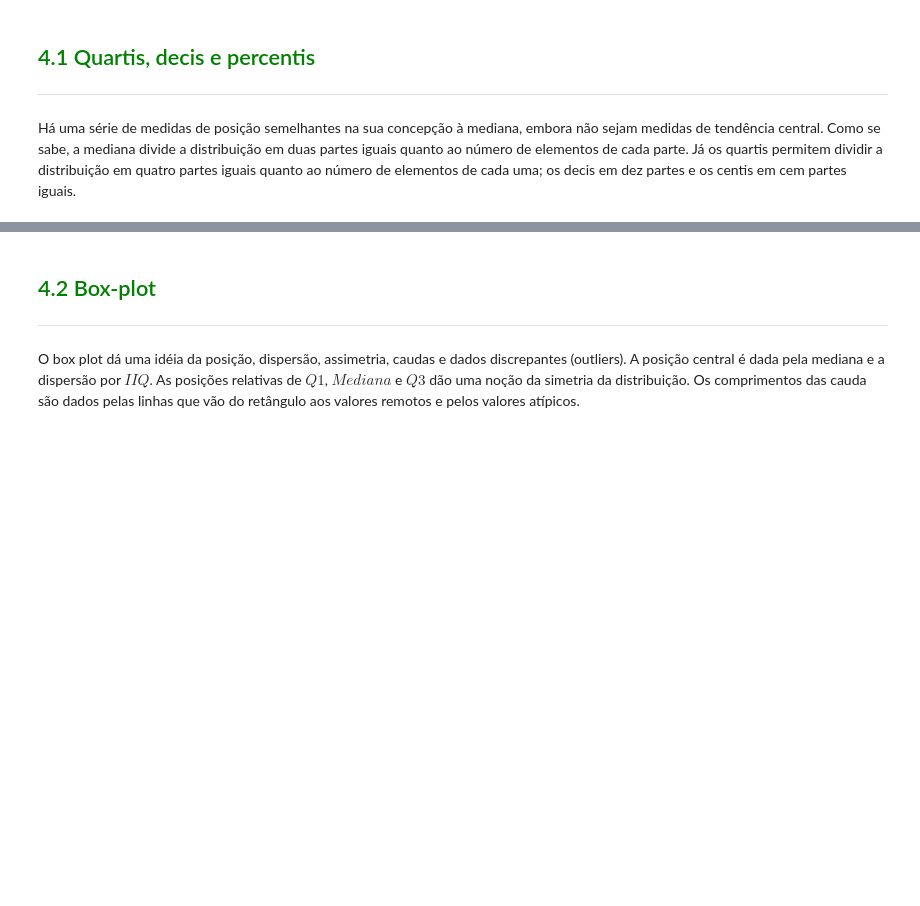
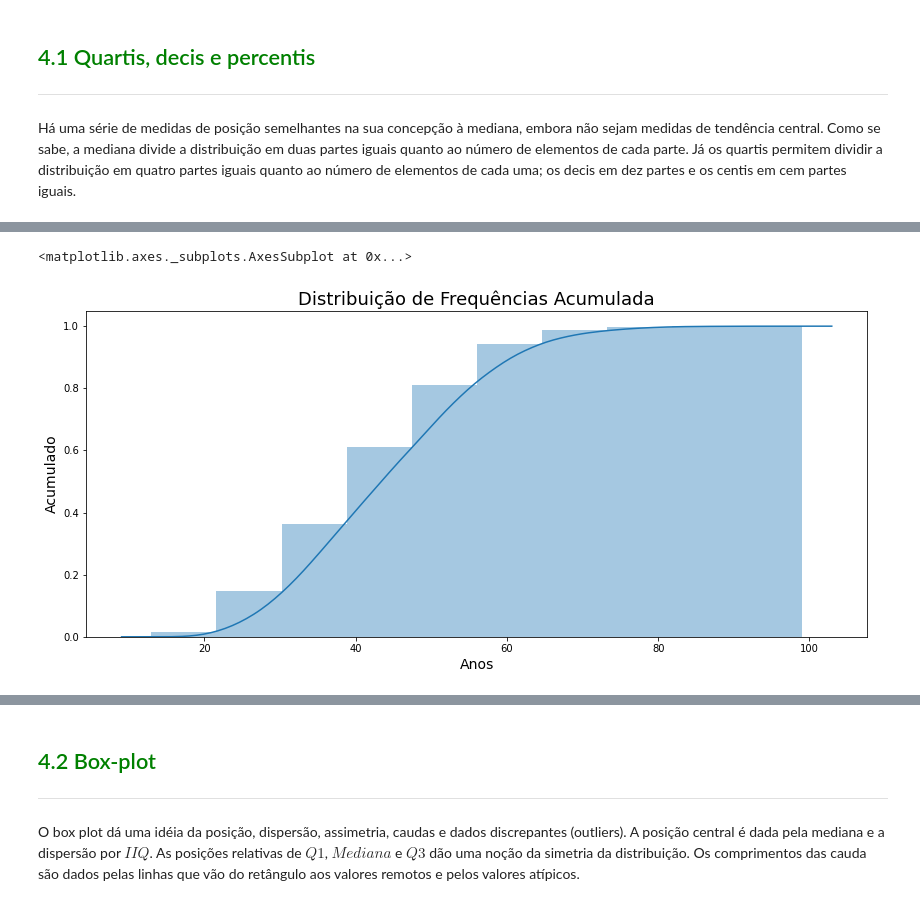
Before and after one commit to Gleis0nLemos/Estatistica_I, a Jupyter notebook: CursoDeEstatisca1.ipynb, the cells around one changed output, grey strips where cells are left out. Saved outputs shown, nothing was run; the diff lists cells and outputs as text; code cells hidden in the pictures; blank space fills up the shorter version.

```diff
--- a/CursoDeEstatisca1.ipynb
+++ b/CursoDeEstatisca1.ipynb
@@ -1035,0 +1075,13 @@ Há uma série de medidas de posição semelhantes na sua concepção à mediana
+# %%
+ax = sns.distplot(dados.Idade,
+                  hist_kws = {'cumulative': True},
+                  kde_kws = {'cumulative': True},
+                  bins = 10)
+ax.figure.set_size_inches(14, 6)
+ax.set_title('Distribuição de Frequências Acumulada', fontsize=18)
+ax.set_ylabel('Acumulado', fontsize=14)
+ax.set_xlabel('Anos', fontsize=14)
+ax
+# %% [output]
+<matplotlib.axes._subplots.AxesSubplot at 0x...>
+[figure, added]
```
Also changed, not shown: parts of 12 cells of this notebook, 1 other file.
